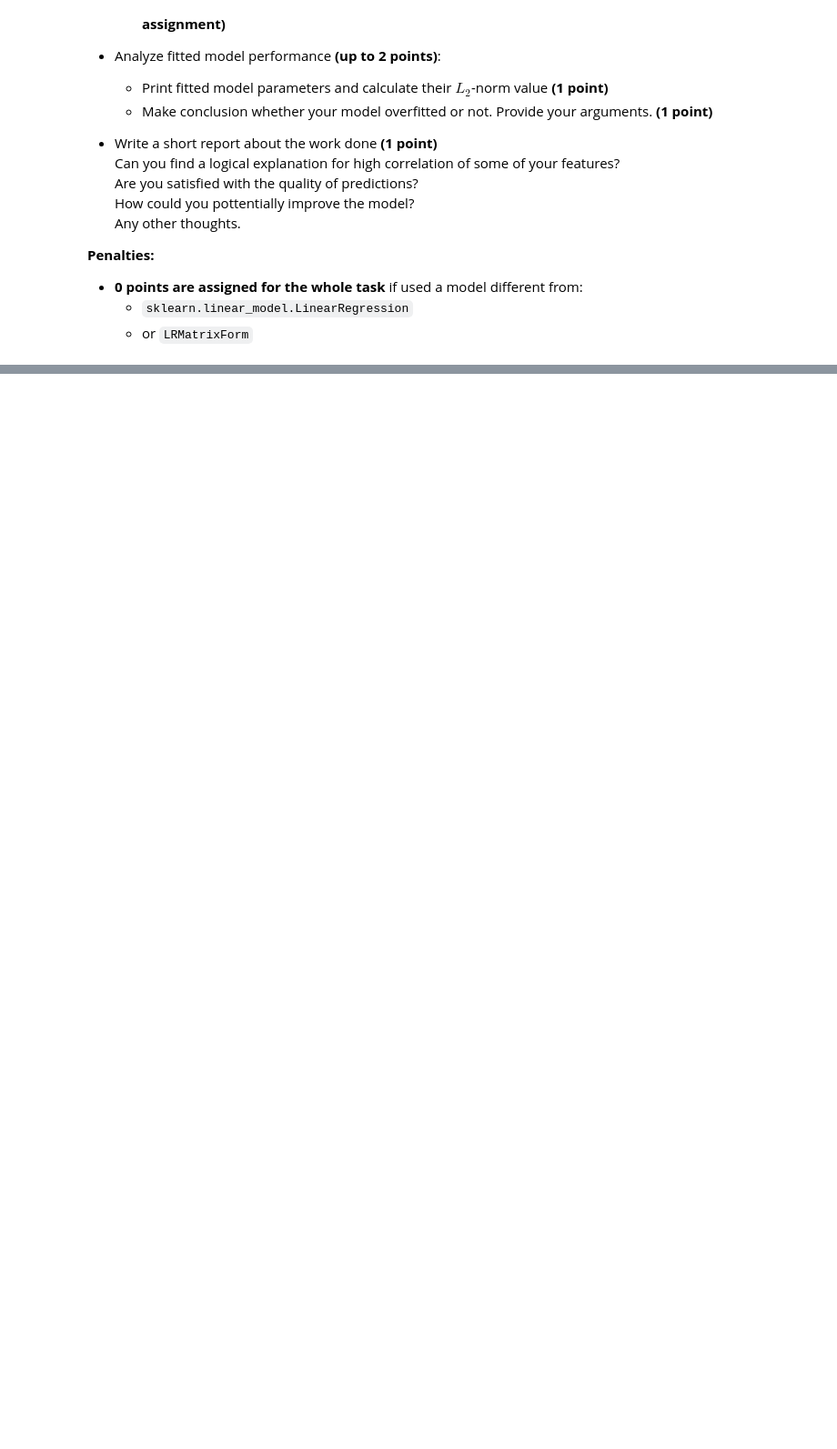
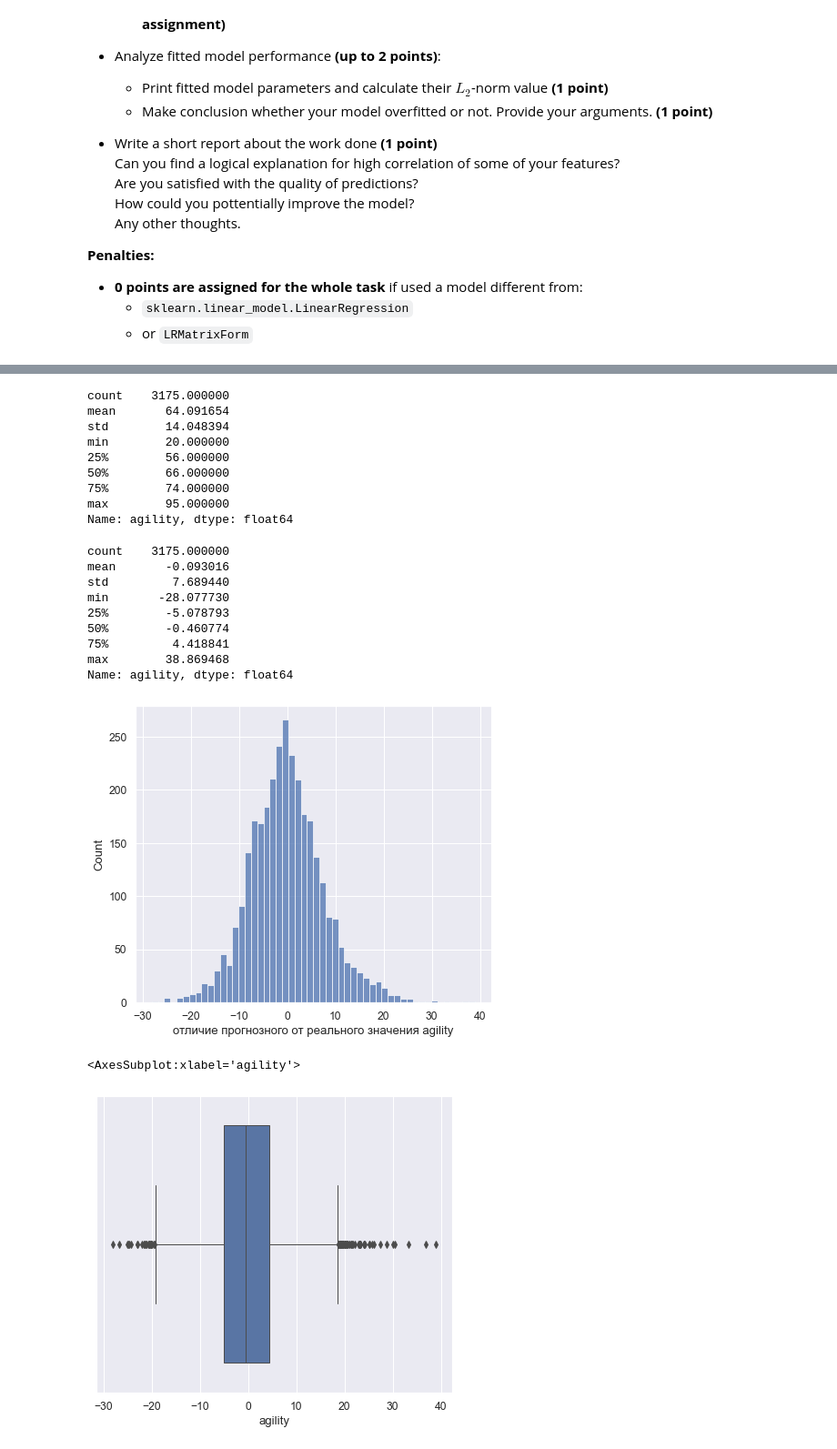
Before and after one commit to githubjeka/ml-intro, a Jupyter notebook: lr.ipynb, the cells around one changed output, grey strips where cells are left out. Shown at 91% size. Drawn from its saved outputs; the diff is of its cells as text; code cells hidden in the pictures; blank space fills up the shorter version.

```diff
--- a/lr.ipynb
+++ b/lr.ipynb
@@ -1416,0 +1859,6 @@ Steps you need to follow:
+# %%
+print('До анализа коллинеарности')
+display(raw_errors)
+model = LinearRegression(fit_intercept=True)
+print('После анализа коллинеарности')
+fit_and_evaluate(model, x_train, y_train, x_test, y_test)
@@ -1416,0 +1924,29 @@ Steps you need to follow:
+# %%
+display(y_test.describe())
+display((model.predict(x_test) - y_test).describe())
+plt.xlabel('отличие прогнозного от реального значения agility')
+sns.histplot(data=(model.predict(x_test) - y_test).tolist())
+plt.show()
+sns.boxplot(x=(model.predict(x_test) - y_test),linewidth=1)
+# %% [output]
+count    3175.000000
+mean       64.091654
+std        14.048394
+min        20.000000
+25%        56.000000
+50%        66.000000
+75%        74.000000
+max        95.000000
+Name: agility, dtype: float64
+count    3175.000000
+mean       -0.093016
+std         7.689440
+min       -28.077730
+25%        -5.078793
+50%        -0.460774
+75%         4.418841
+max        38.869468
+Name: agility, dtype: float64
+[figure, added]
+<AxesSubplot:xlabel='agility'>
+[figure, added]
```
Also changed, not shown: parts of 82 cells of this notebook.
